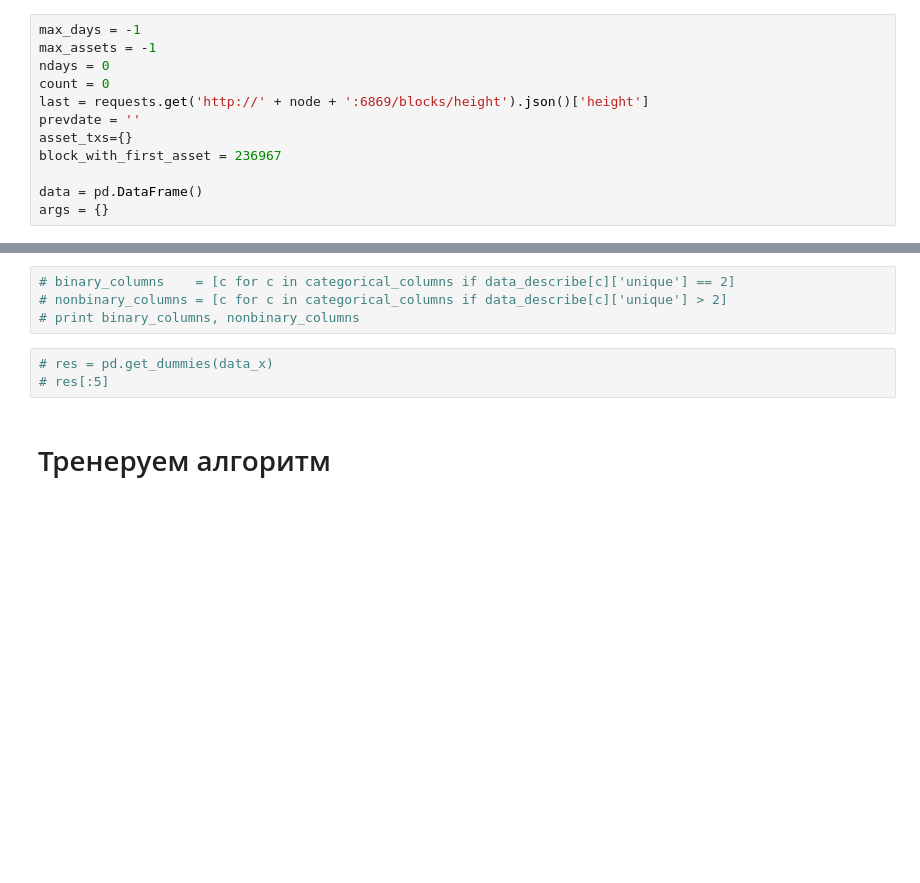
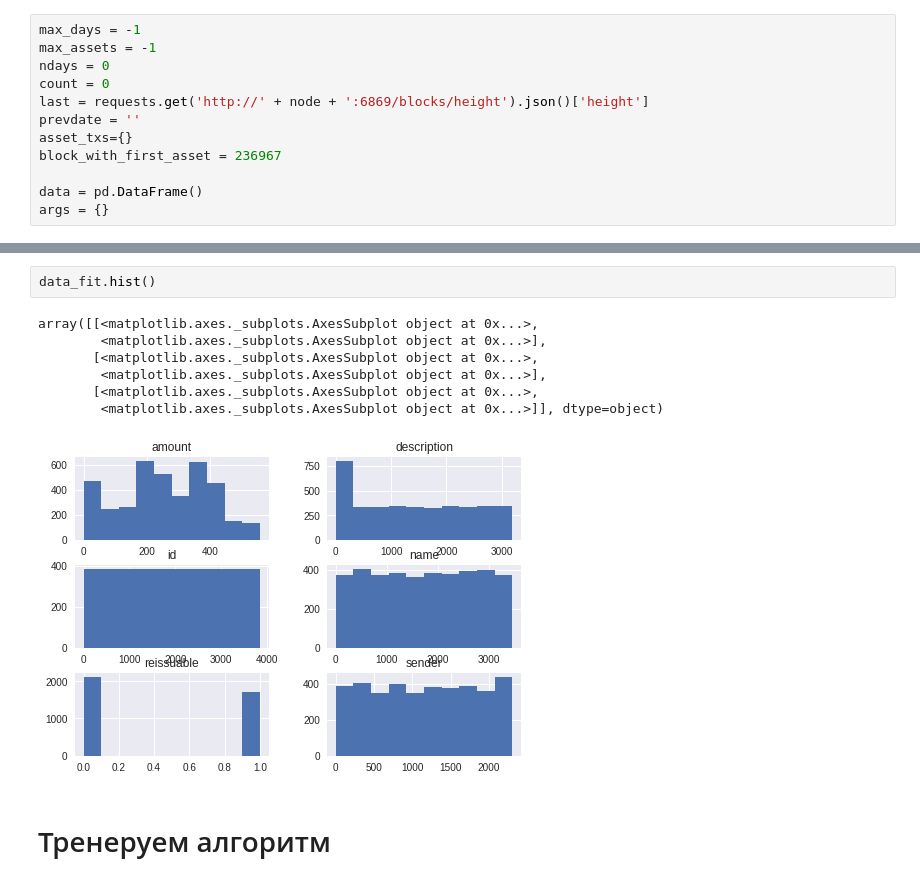
Before and after one commit to life2film/pywavestools, a Jupyter notebook: assets.ipynb, the cells around one changed output, grey strips where cells are left out. Saved outputs shown, nothing was run; the diff lists cells and outputs as text; blank space fills up the shorter version.

```diff
--- a/assets.ipynb
+++ b/assets.ipynb
@@ -170,10 +187,13 @@ data_fit[:4]
-# %%
-# binary_columns    = [c for c in categorical_columns if data_describe[c]['unique'] == 2]
-# nonbinary_columns = [c for c in categorical_columns if data_describe[c]['unique'] > 2]
-# print binary_columns, nonbinary_columns
-# %%
-# res = pd.get_dummies(data_x)
-# res[:5]
+# %%
+data_fit.hist()
+# %% [output]
+array([[<matplotlib.axes._subplots.AxesSubplot object at 0x...>,
+        <matplotlib.axes._subplots.AxesSubplot object at 0x...>],
+       [<matplotlib.axes._subplots.AxesSubplot object at 0x...>,
+        <matplotlib.axes._subplots.AxesSubplot object at 0x...>],
+       [<matplotlib.axes._subplots.AxesSubplot object at 0x...>,
+        <matplotlib.axes._subplots.AxesSubplot object at 0x...>]], dtype=object)
+[figure, added]
 # %% [markdown]
 # Тренеруем алгоритм
 # %%
```
Also changed, not shown: parts of 9 cells of this notebook, 2 other files.
